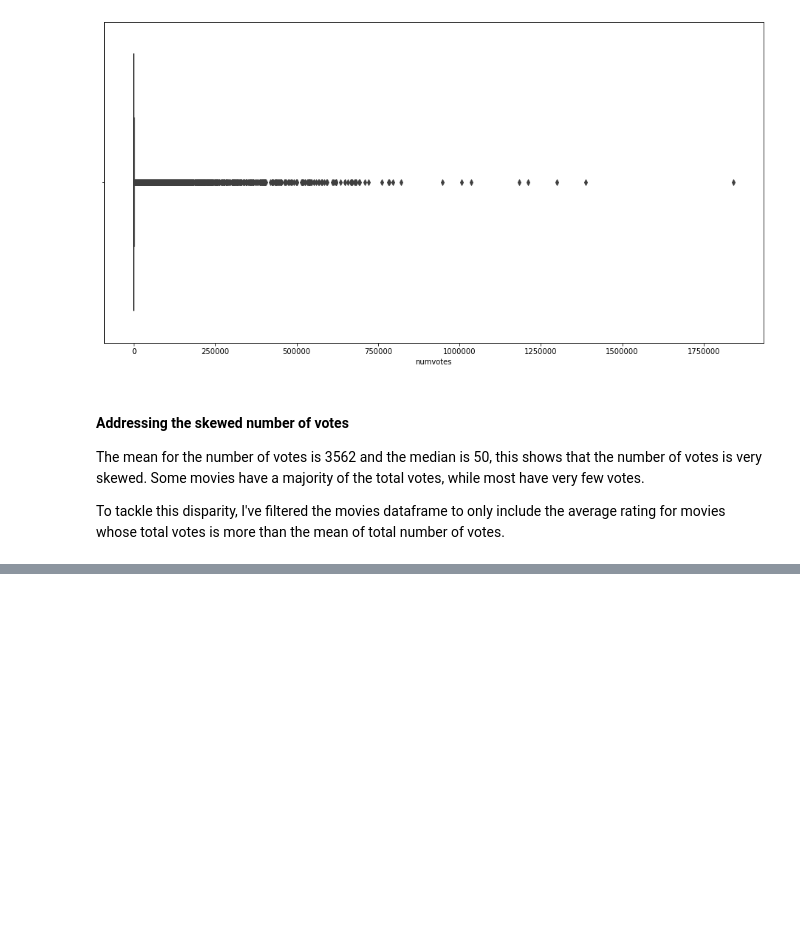
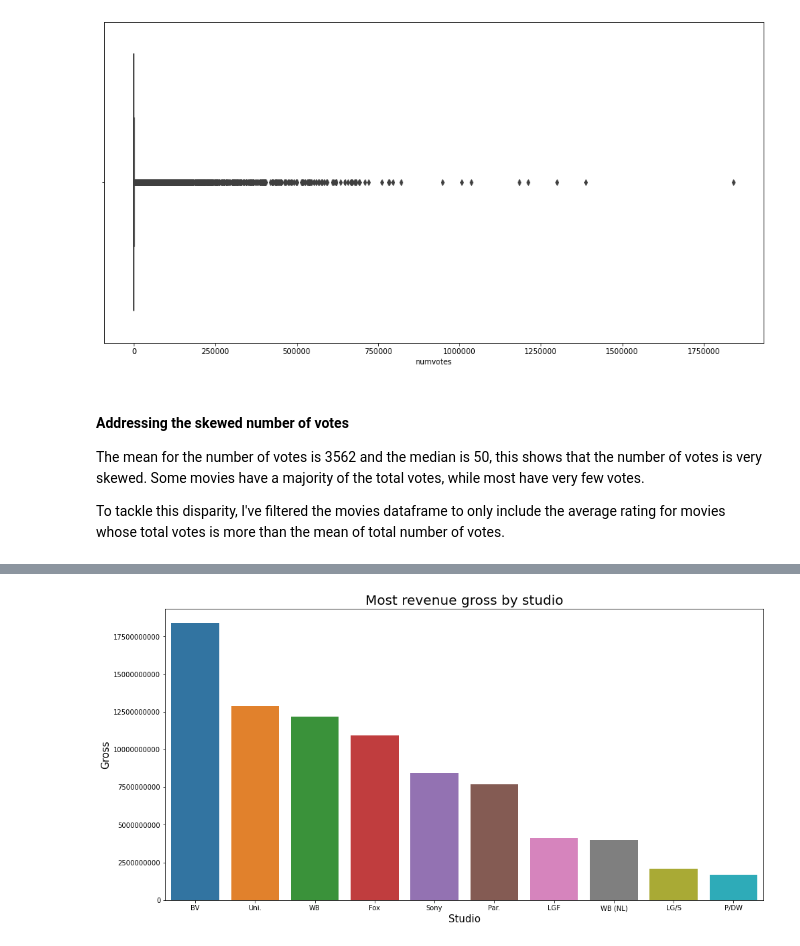
Before and after one commit to joakimTI/MOVIE-STUDIO-DATA-ANALYSIS, a Jupyter notebook: student.ipynb, the cells around one changed output, grey strips where cells are left out. Saved outputs shown, nothing was run; the diff lists cells and outputs as text; code cells hidden in the pictures; blank space fills up the shorter version.

```diff
--- a/student.ipynb
+++ b/student.ipynb
@@ -433,0 +569,3 @@ plt.show()
+# %%
+movie_gross_csv.drop(columns=['foreign_gross'], inplace=True)
+movie_gross_csv.info()
@@ -433,0 +587,4 @@ plt.show()
+# %%
+# Group by 'studio' and sum the 'domestic_gross'
+gross_by_studio = movie_gross_csv.groupby('studio')['domestic_gross'].sum().sort_values(ascending=False)
+gross_by_studio.head(10)
@@ -433,0 +604,14 @@ plt.show()
+# %%
+from matplotlib.ticker import ScalarFormatter
+plt.figure(figsize = (16,8))
+sns.barplot(x = gross_by_studio[:10].index, y = gross_by_studio[:10].values)
+plt.title('Most revenue gross by studio', fontdict={'fontsize': 20})
+plt.xlabel('Studio', fontdict={'fontsize': 15})
+plt.ylabel('Gross', fontdict={'fontsize': 15})
+# Remove scientific notation from the y-axis
+plt.gca().yaxis.set_major_formatter(ScalarFormatter(useOffset=False))
+plt.gca().yaxis.get_major_formatter().set_scientific(False)
+
+plt.show()
+# %% [output]
+[figure, added]
```
Also changed, not shown: parts of 23 cells of this notebook.
